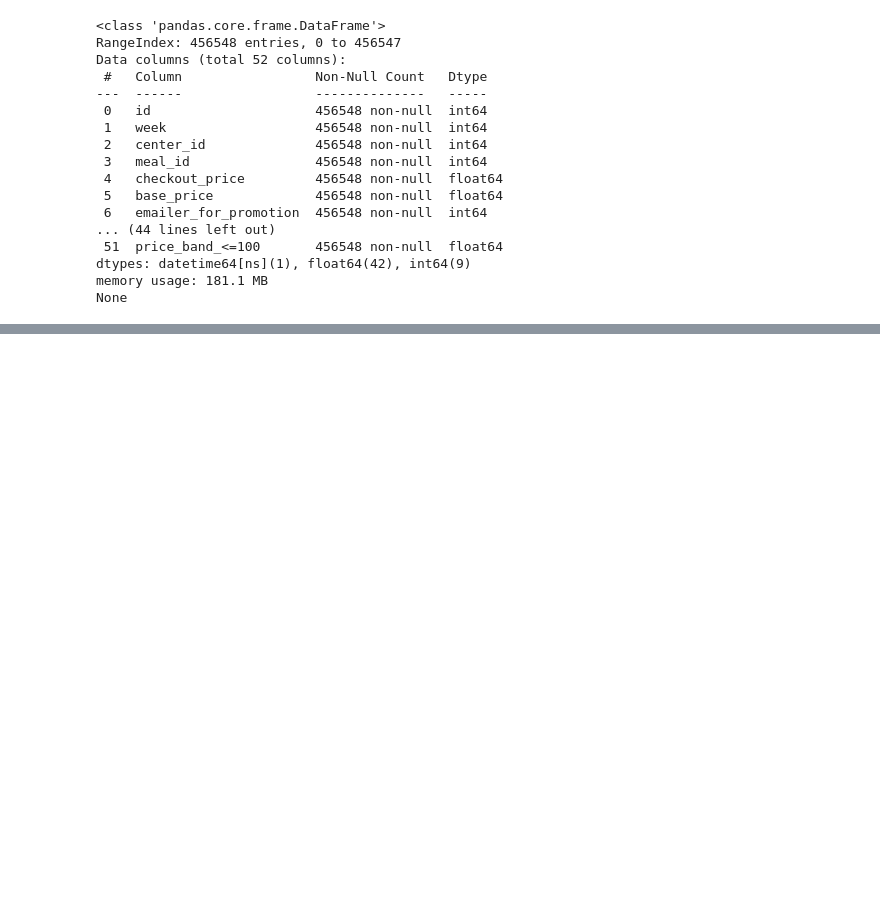
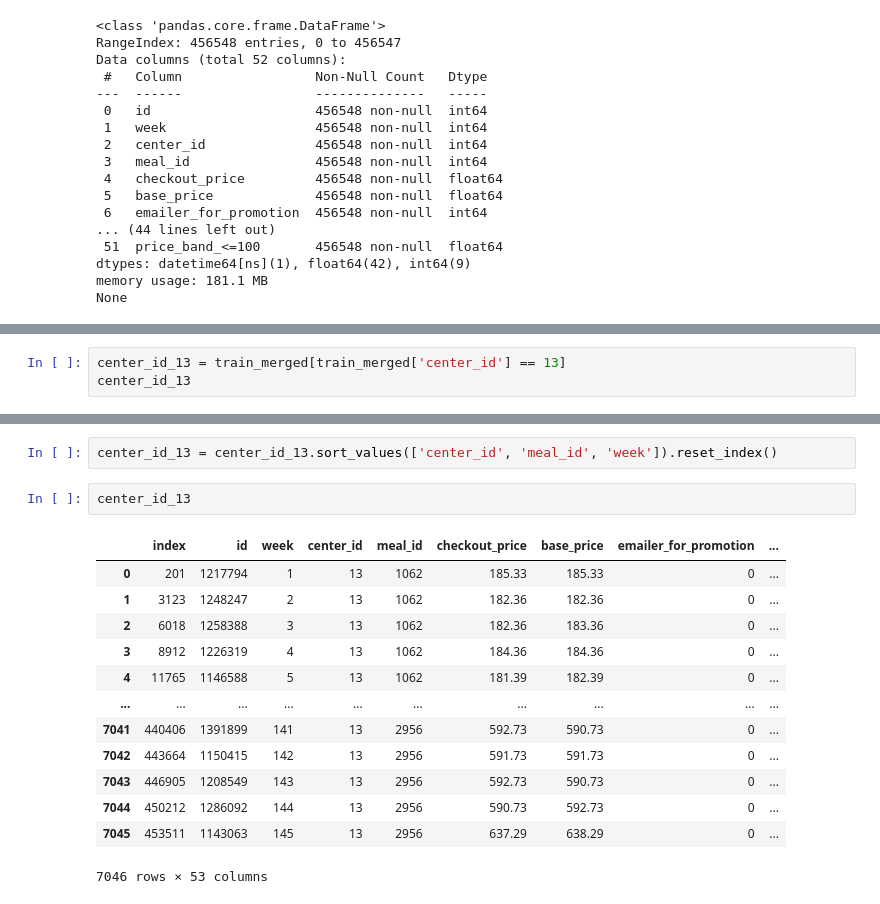
Before and after one commit to am1t-verma/AI_Demand_Forecasting_and_Inventory_Optimization, a Jupyter notebook: eda_food_demand_forecasting_v1.ipynb, the cells around one changed output, grey strips where cells are left out. Cells and saved outputs as stored; diff of their text form; blank space fills up the shorter version.

Commit message:
model train done center_13

```diff
--- a/eda_food_demand_forecasting_v1.ipynb
+++ b/eda_food_demand_forecasting_v1.ipynb
@@ -696,0 +711,3 @@ None
+# %%
+center_id_13 = train_merged[train_merged['center_id'] == 13]
+center_id_13
@@ -696,0 +728,18 @@ None
+# %%
+center_id_13 = center_id_13.sort_values(['center_id', 'meal_id', 'week']).reset_index()
+# %%
+center_id_13
+# %% [output]
+|  | index | id | week | center_id | meal_id | checkout_price | base_price | emailer_for_promotion | ... |
+| 0 | 201 | 1217794 | 1 | 13 | 1062 | 185.33 | 185.33 | 0 | ... |
+| 1 | 3123 | 1248247 | 2 | 13 | 1062 | 182.36 | 182.36 | 0 | ... |
+| 2 | 6018 | 1258388 | 3 | 13 | 1062 | 182.36 | 183.36 | 0 | ... |
+| 3 | 8912 | 1226319 | 4 | 13 | 1062 | 184.36 | 184.36 | 0 | ... |
+| 4 | 11765 | 1146588 | 5 | 13 | 1062 | 181.39 | 182.39 | 0 | ... |
+| ... | ... | ... | ... | ... | ... | ... | ... | ... | ... |
+| 7041 | 440406 | 1391899 | 141 | 13 | 2956 | 592.73 | 590.73 | 0 | ... |
+| 7042 | 443664 | 1150415 | 142 | 13 | 2956 | 591.73 | 591.73 | 0 | ... |
+| 7043 | 446905 | 1208549 | 143 | 13 | 2956 | 592.73 | 590.73 | 0 | ... |
+| 7044 | 450212 | 1286092 | 144 | 13 | 2956 | 590.73 | 592.73 | 0 | ... |
+| 7045 | 453511 | 1143063 | 145 | 13 | 2956 | 637.29 | 638.29 | 0 | ... |
+7046 rows × 53 columns
```
Also changed, not shown: parts of 53 cells of this notebook.
